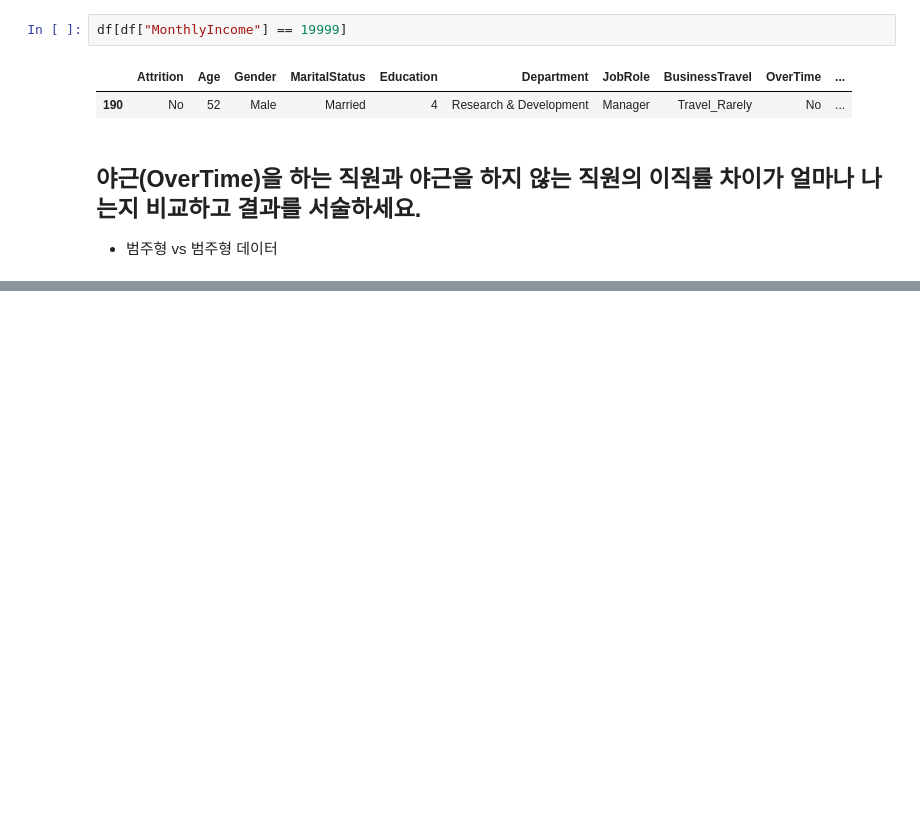
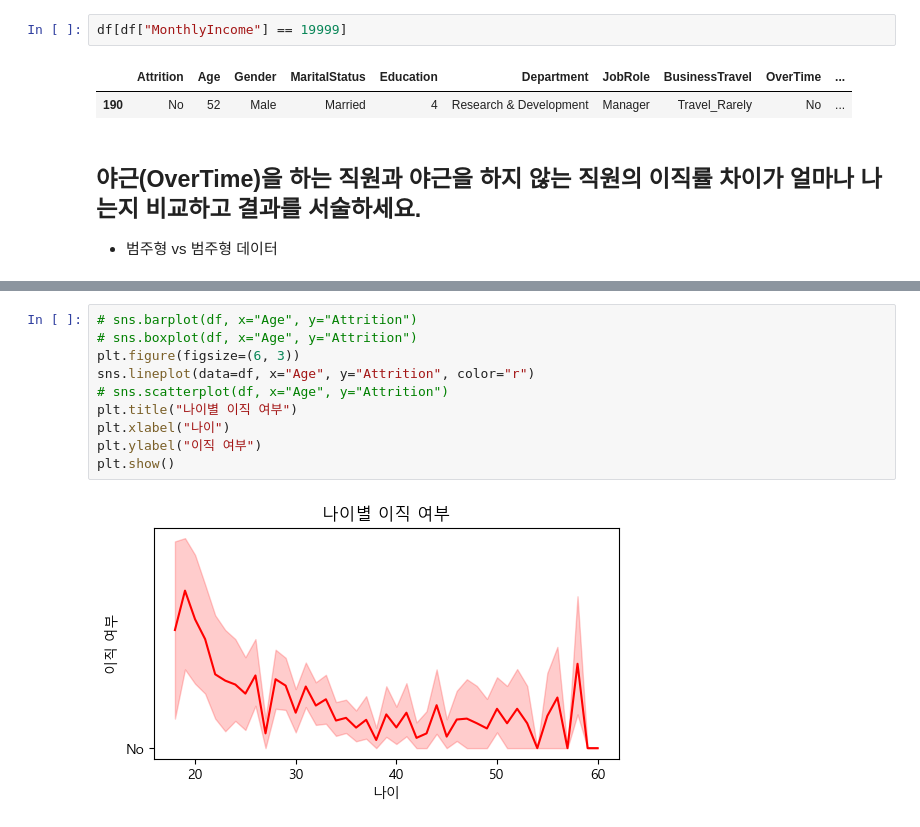
Before and after one commit to Bucheo/data_analysis, a Jupyter notebook: EDA 실습.ipynb, the cells around one changed output, grey strips where cells are left out. Saved outputs shown, nothing was run; the diff lists cells and outputs as text; blank space fills up the shorter version.

```diff
--- a/EDA 실습.ipynb
+++ b/EDA 실습.ipynb
@@ -261,0 +264,12 @@ plt.show()
+# %%
+# sns.barplot(df, x="Age", y="Attrition")
+# sns.boxplot(df, x="Age", y="Attrition")
+plt.figure(figsize=(6, 3))
+sns.lineplot(data=df, x="Age", y="Attrition", color="r")
+# sns.scatterplot(df, x="Age", y="Attrition")
+plt.title("나이별 이직 여부")
+plt.xlabel("나이")
+plt.ylabel("이직 여부")
+plt.show()
+# %% [output]
+[figure, added]
```
Also changed, not shown: parts of 5 cells of this notebook, 7 other files.
